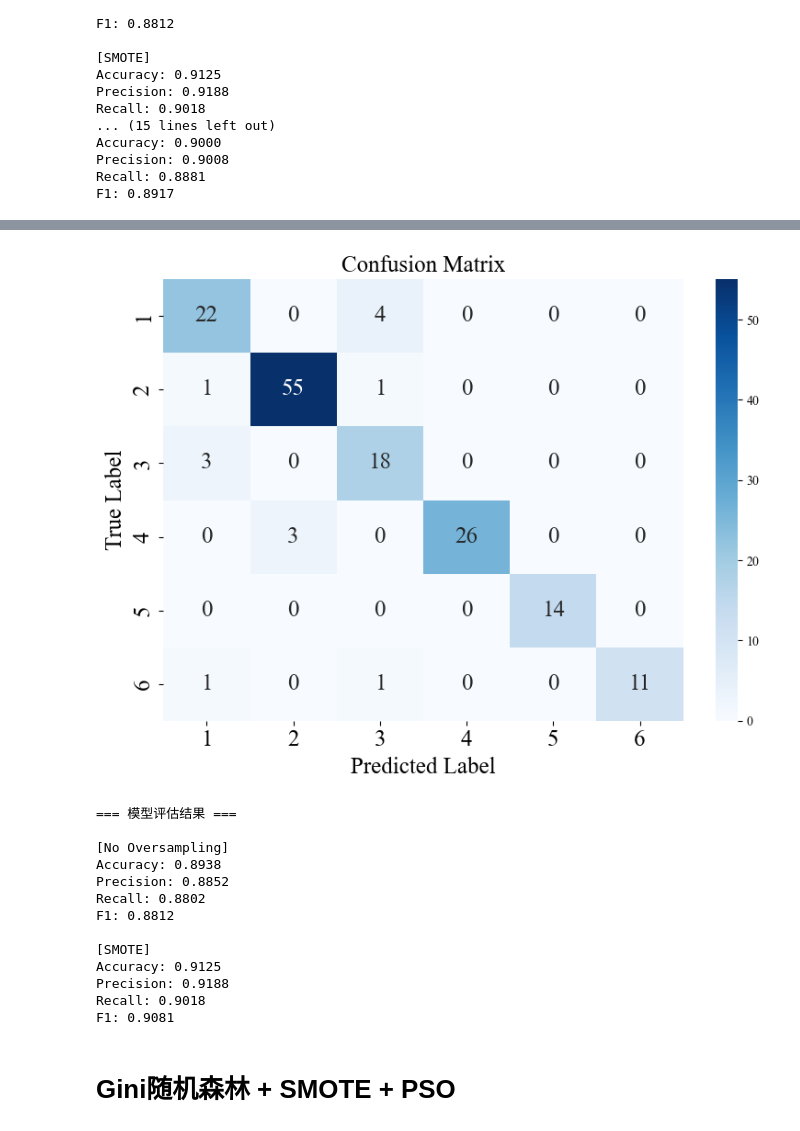
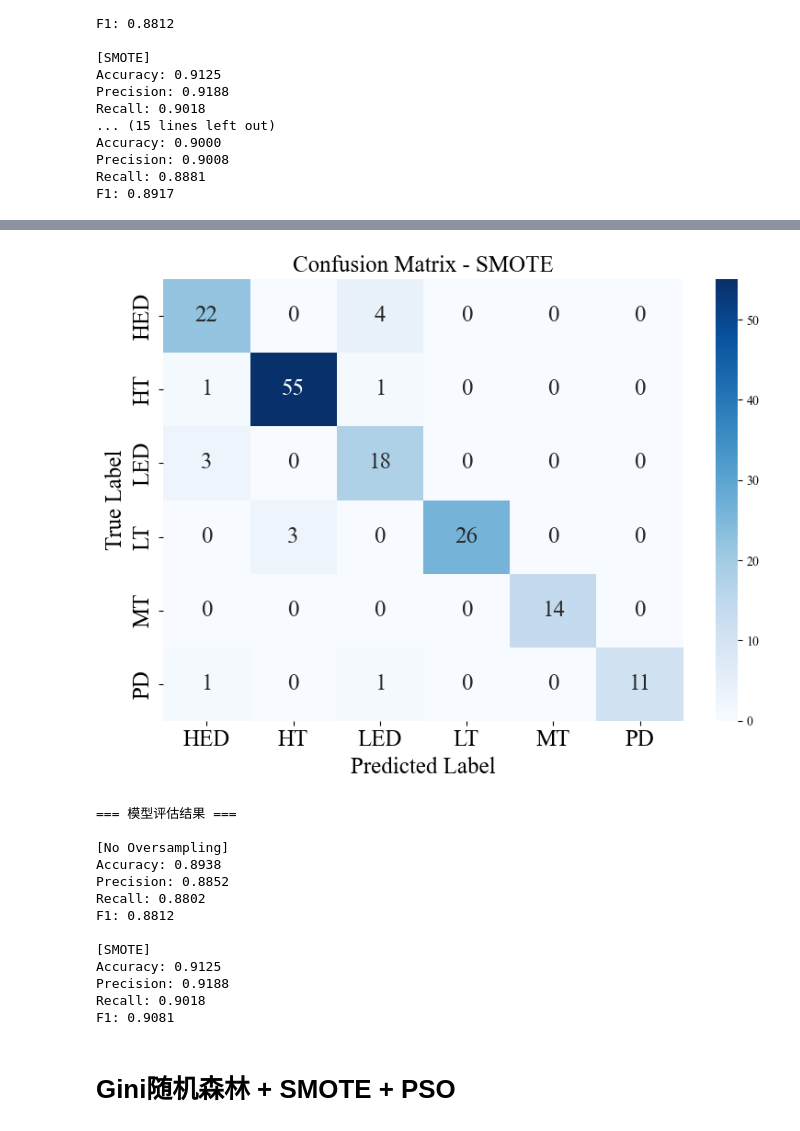
Before and after one commit to Sihan0229/DGA, a Jupyter notebook: Dissolved-Gas-Analysis/DGA_classifer.ipynb, the cells around one changed output, grey strips where cells are left out. Cells and saved outputs as stored; diff of their text form; code cells hidden in the pictures.

```diff
--- a/Dissolved-Gas-Analysis/DGA_classifer.ipynb
+++ b/Dissolved-Gas-Analysis/DGA_classifer.ipynb
@@ -978,9 +978,9 @@ def Duval_triangle_features(X):
     """
 
     # 计算比值
-    R1 = X['c2h2'] / (X['c2h2'] + X['ch4'] + X['c2h6'] )
-    R2 = X['ch4'] /  (X['c2h2'] + X['ch4'] + X['c2h6'] )
-    R3 = X['c2h6'] /  (X['c2h2'] + X['ch4'] + X['c2h6'] )
+    R1 = X['c2h2'] / (X['c2h2'] + X['ch4'] + X['c2h6']+ 1e-6 )
+    R2 = X['ch4'] /  (X['c2h2'] + X['ch4'] + X['c2h6'] + 1e-6)
+    R3 = X['c2h6'] /  (X['c2h2'] + X['ch4'] + X['c2h6']+ 1e-6 )
 
     # 处理异常值
     R1 = R1.replace([np.inf, -np.inf], 0).fillna(0)
@@ -1412,6 +1492,16 @@ from imblearn.over_sampling import SMOTE, ADASYN, BorderlineSMOTE, KMeansSMOTE
 from collections import OrderedDict
 import matplotlib.pyplot as plt
 import seaborn as sns
+
+# 标签映射
+label_mapping = {
+    1: 'HED',
+    2: 'HT',
+    3: 'LED',
+    4: 'LT',
+    5: 'MT',
+    6: 'PD'
+}
 
 # 特征和标签
 X_train = Duval_train_data.drop('act', axis=1)
@@ -1441,49 +1531,42 @@ results = OrderedDict()
 # 原始数据
 results['No Oversampling'] = train_and_evaluate(X_train, y_train, X_test, y_test)
 
 # SMOTE处理并记录混淆矩阵
 smote = SMOTE(random_state=42)
 X_smote, y_smote = smote.fit_resample(X_train, y_train)
 smote_metrics, smote_pred, smote_model = train_and_evaluate(X_smote, y_smote, X_test, y_test, return_pred=True)
 results['SMOTE'] = smote_metrics
 
-# 绘制SMOTE混淆矩阵
-# cm = confusion_matrix(y_test, smote_pred, labels=smote_model.classes_)
-# plt.figure(figsize=(8, 6))
-# sns.heatmap(cm, annot=True, fmt='d', cmap='Blues',
-#             xticklabels=smote_model.classes_, yticklabels=smote_model.classes_)
-# plt.xlabel('Predicted Label')
-# plt.ylabel('True Label')
-# plt.title('Confusion Matrix - SMOTE')
-# plt.tight_layout()
-# plt.show()
 # 设置全局字体
 plt.rcParams["font.family"] = "Times New Roman"
 
-# 混淆矩阵
-cm = confusion_matrix(y_test, smote_pred, labels=smote_model.classes_)
+# 混淆矩阵（带标签映射）
+class_labels = sorted(smote_model.classes_)
+class_names = [label_mapping[i] for i in class_labels]
+
+cm = confusion_matrix(y_test, smote_pred, labels=class_labels)
 
 plt.figure(figsize=(8, 6))
 sns.heatmap(cm, annot=True, fmt='d', cmap='Blues',
-            xticklabels=model.classes_, yticklabels=model.classes_,
-            annot_kws={"size": 18, "fontname": "Times New Roman"})  # 数字字体设置
+            xticklabels=class_names, yticklabels=class_names,
+            annot_kws={"size": 18, "fontname": "Times New Roman"})
 
 plt.xlabel('Predicted Label', fontsize=18, fontname='Times New Roman')
 plt.ylabel('True Label', fontsize=18, fontname='Times New Roman')
-plt.title('Confusion Matrix', fontsize=18, fontname='Times New Roman')
+plt.title('Confusion Matrix - SMOTE', fontsize=18, fontname='Times New Roman')
 plt.xticks(fontsize=18, fontname='Times New Roman')
 plt.yticks(fontsize=18, fontname='Times New Roman')
 plt.tight_layout()
 plt.show()
 
 # 输出结果
 print("\n=== 模型评估结果 ===")
 for method, metrics in results.items():
     print(f"\n[{method}]")
     for metric, value in metrics.items():
         print(f"{metric}: {value:.4f}")
 # %% [output]
-[figure, old version]
+[figure, new version]
 === 模型评估结果 ===
 
 [No Oversampling]
```
Also changed, not shown: parts of 23 cells of this notebook, 41 other files.
